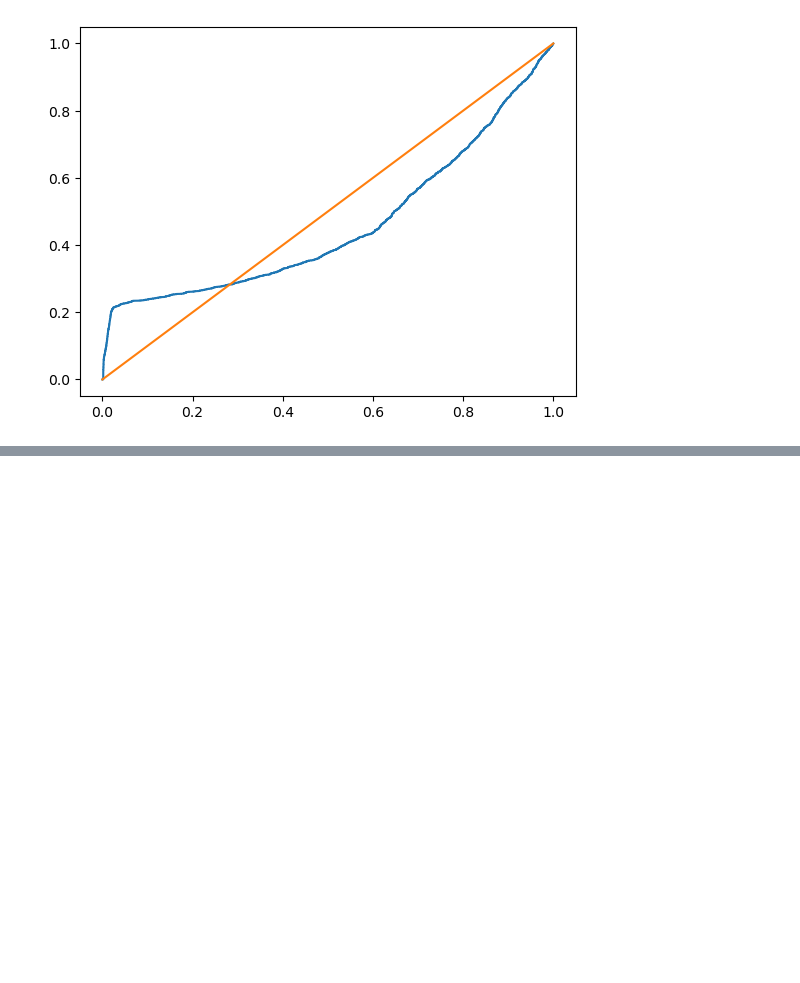
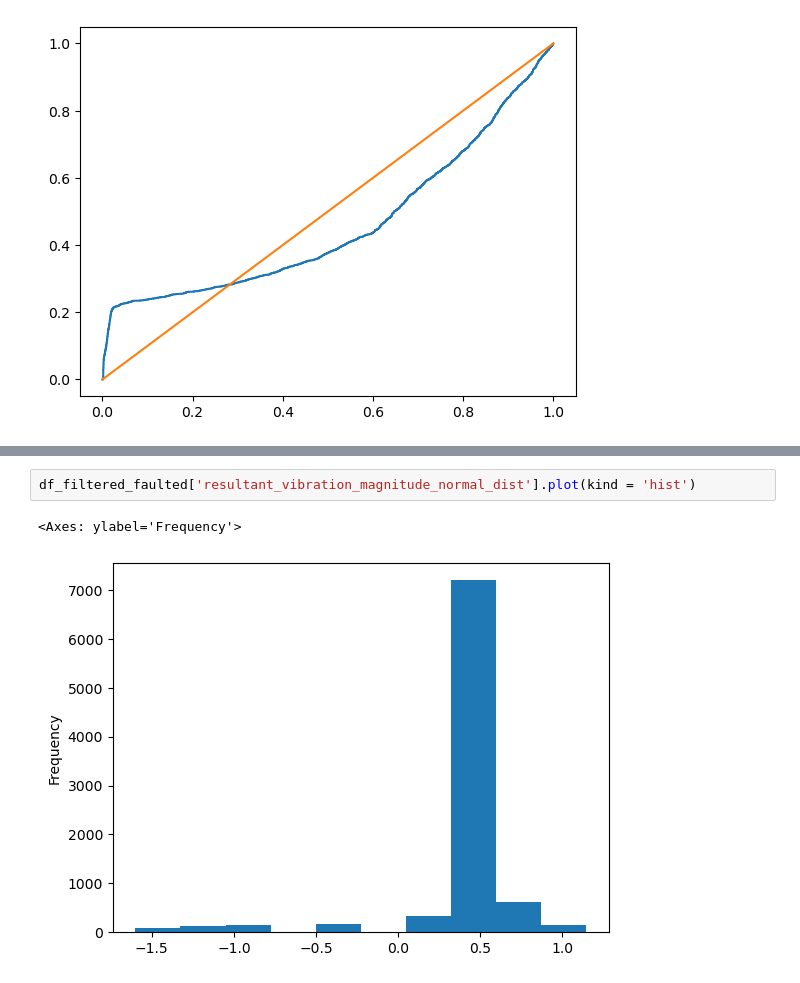
Before and after one commit to AtanasKolevNBU/PhD, a Jupyter notebook: notebooks/data_exploration/data_preparation.ipynb, the cells around one changed output, grey strips where cells are left out. Saved outputs shown, nothing was run; the diff lists cells and outputs as text; blank space fills up the shorter version.

```diff
--- a/notebooks/data_exploration/data_preparation.ipynb
+++ b/notebooks/data_exploration/data_preparation.ipynb
@@ -550,0 +597,5 @@ plt.plot(fpr, fpr)
+# %%
+df_filtered_faulted['resultant_vibration_magnitude_normal_dist'].plot(kind = 'hist')
+# %% [output]
+<Axes: ylabel='Frequency'>
+[figure, added]
```
Also changed, not shown: parts of 17 cells of this notebook.
